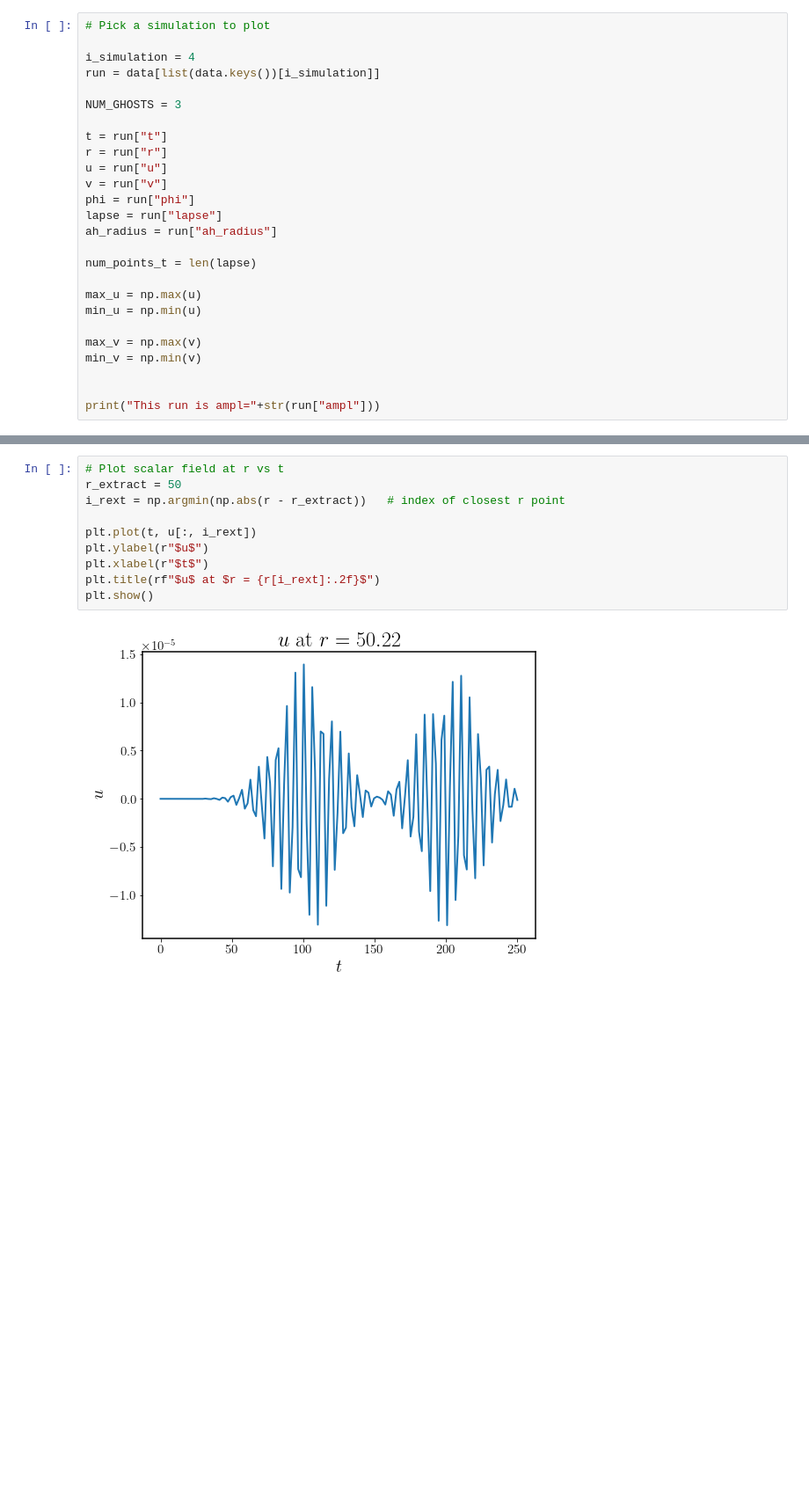
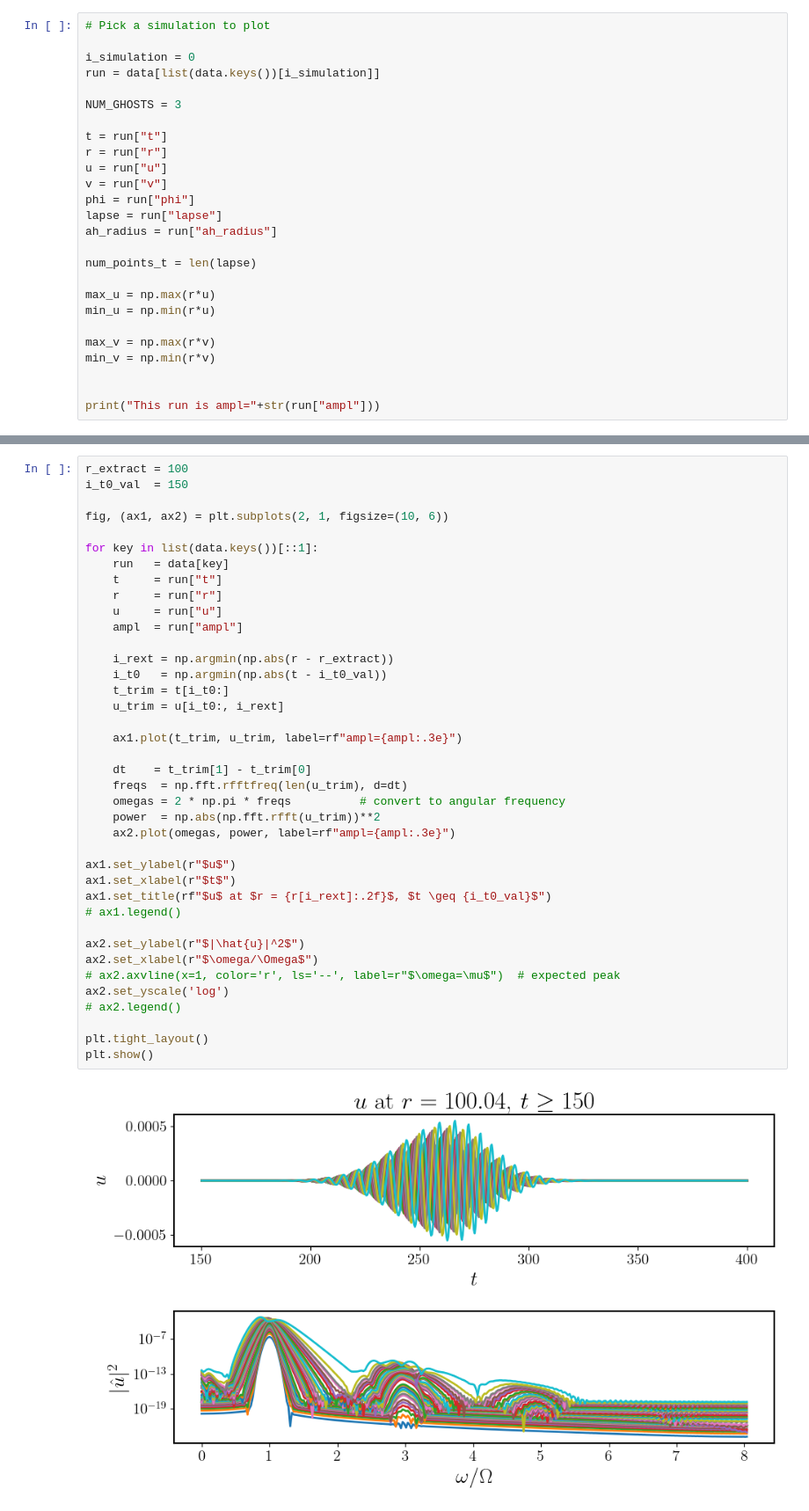
Before and after one commit to JCAurre/engrenage, a Jupyter notebook: examples/python_scripts/analyse_h5_file.ipynb, the cells around one changed output, grey strips where cells are left out. Shown at 88% size. Cells and saved outputs as stored; diff of their text form; blank space fills up the shorter version.

```diff
--- a/examples/python_scripts/analyse_h5_file.ipynb
+++ b/examples/python_scripts/analyse_h5_file.ipynb
@@ -83,7 +97,7 @@ plt.show()
 # %%
 # Pick a simulation to plot
 
-i_simulation = 4
+i_simulation = 0
 run = data[list(data.keys())[i_simulation]]
 
 NUM_GHOSTS = 3
@@ -98,11 +112,11 @@ ah_radius = run["ah_radius"]
 
 num_points_t = len(lapse)
 
-max_u = np.max(u)
-min_u = np.min(u)
+max_u = np.max(r*u)
+min_u = np.min(r*u)
 
-max_v = np.max(v)
-min_v = np.min(v)
+max_v = np.max(r*v)
+min_v = np.min(r*v)
 
 
 print("This run is ampl="+str(run["ampl"]))
@@ -192,14 +201,43 @@ ani.save("movies/output.mp4", writer=writer)
 # %% [output]
 FFmpeg is ready!
 # %%
-# Plot scalar field at r vs t
-r_extract = 50
-i_rext = np.argmin(np.abs(r - r_extract))   # index of closest r point
+r_extract = 100
+i_t0_val  = 150
 
-plt.plot(t, u[:, i_rext])
-plt.ylabel(r"$u$")
-plt.xlabel(r"$t$")
-plt.title(rf"$u$ at $r = {r[i_rext]:.2f}$")
+fig, (ax1, ax2) = plt.subplots(2, 1, figsize=(10, 6))
+
+for key in list(data.keys())[::1]:
+    run   = data[key]
+    t     = run["t"]
+    r     = run["r"]
+    u     = run["u"]
+    ampl  = run["ampl"]
+
+    i_rext = np.argmin(np.abs(r - r_extract))
+    i_t0   = np.argmin(np.abs(t - i_t0_val))
+    t_trim = t[i_t0:]
+    u_trim = u[i_t0:, i_rext]
+
+    ax1.plot(t_trim, u_trim, label=rf"ampl={ampl:.3e}")
+
+    dt    = t_trim[1] - t_trim[0]
+    freqs  = np.fft.rfftfreq(len(u_trim), d=dt)
+    omegas = 2 * np.pi * freqs          # convert to angular frequency
+    power  = np.abs(np.fft.rfft(u_trim))**2
+    ax2.plot(omegas, power, label=rf"ampl={ampl:.3e}")
+
+ax1.set_ylabel(r"$u$")
+ax1.set_xlabel(r"$t$")
+ax1.set_title(rf"$u$ at $r = {r[i_rext]:.2f}$, $t \geq {i_t0_val}$")
+# ax1.legend()
+
+ax2.set_ylabel(r"$|\hat{u}|^2$")
+ax2.set_xlabel(r"$\omega/\Omega$")
+# ax2.axvline(x=1, color='r', ls='--', label=r"$\omega=\mu$")  # expected peak
+ax2.set_yscale('log')
+# ax2.legend()
+
+plt.tight_layout()
 plt.show()
 # %% [output]
-[figure, old version]
+[figure, new version]
```
Also changed, not shown: parts of 9 cells of this notebook, 2 other files.
